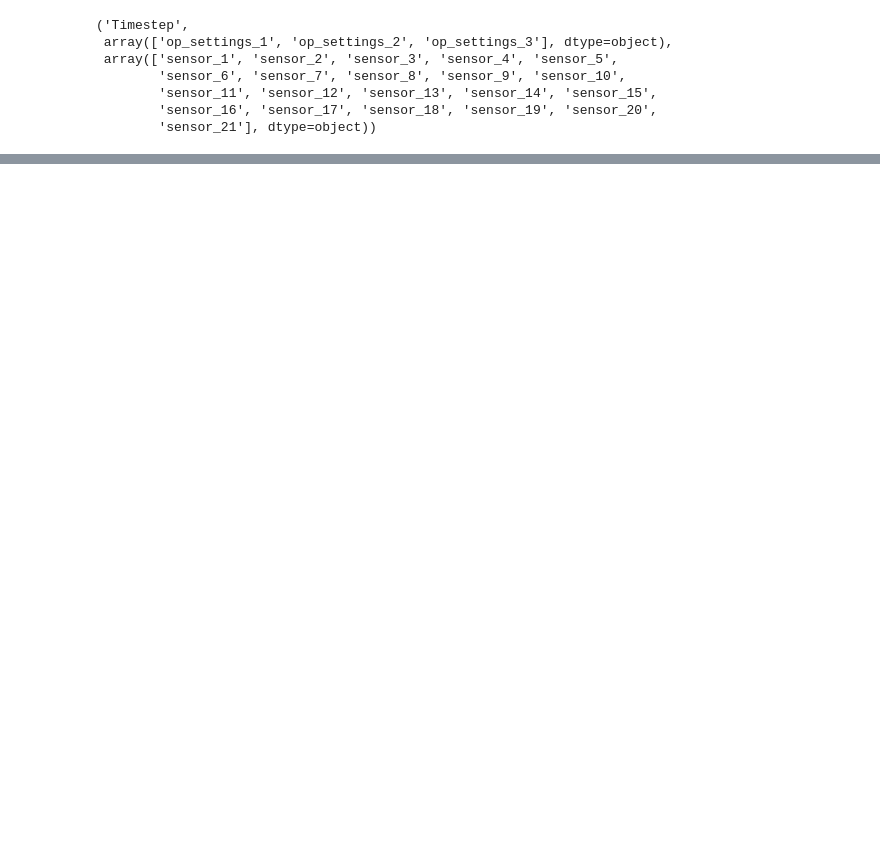
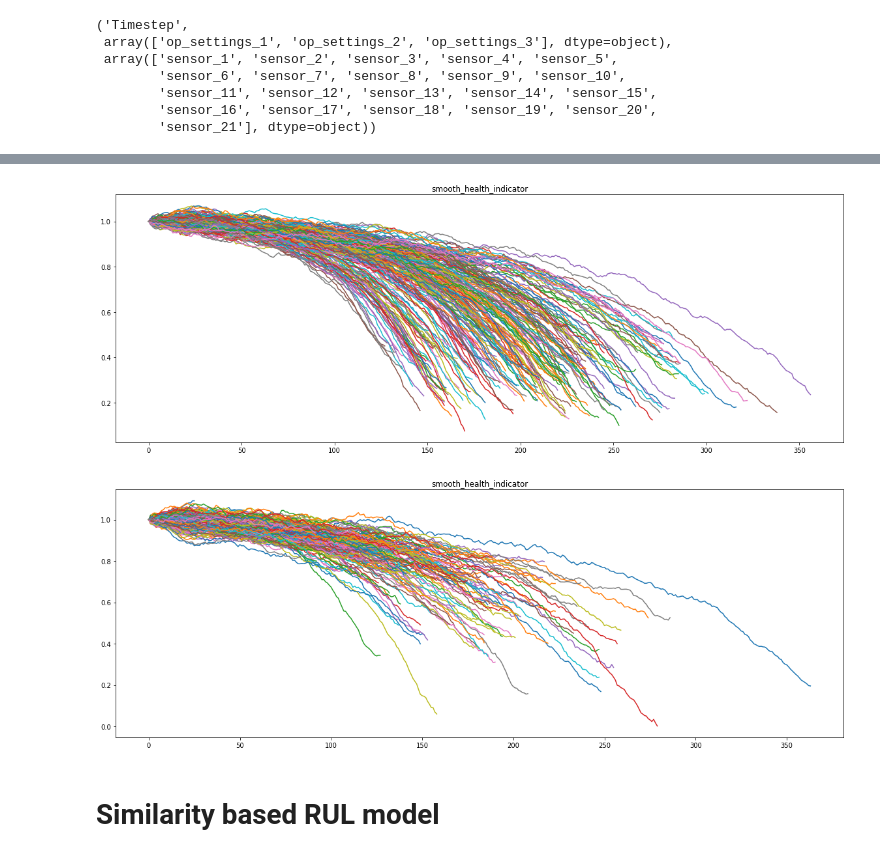
Before and after one commit to omgitsmj24/BOOT_AI_INTERN, a Jupyter notebook: RUL/matlab_data.ipynb, the cells around one changed output, grey strips where cells are left out. Drawn from its saved outputs; the diff is of its cells as text; code cells hidden in the pictures; blank space fills up the shorter version.

```diff
--- a/RUL/matlab_data.ipynb
+++ b/RUL/matlab_data.ipynb
@@ -167,3 +164,12 @@ timeVariable, conditionVariables, dataVariables
         'sensor_11', 'sensor_12', 'sensor_13', 'sensor_14', 'sensor_15',
         'sensor_16', 'sensor_17', 'sensor_18', 'sensor_19', 'sensor_20',
         'sensor_21'], dtype=object))
+# %%
+slope_ranking = rul_utils.SlopeRanker(normalized_data_with_rul, dataVariables, 10)
+slope_ranking_pd = pd.DataFrame(columns=['Sensor_id', 'Slope_value'])
+slope_ranking_pd['Sensor_id'] = dataVariables
+slope_ranking_pd['Slope_value'] = slope_ranking
+slope_ranking_pd.sort_values(by = 'Slope_value', ascending=False, inplace=True)
+slope_ranking_pd.reset_index(inplace=True)
+slope_ranking_pd=slope_ranking_pd.iloc[:,1:]
+slope_ranking_pd
@@ -169,0 +180,3 @@ timeVariable, conditionVariables, dataVariables
+# %%
+select_cols = slope_ranking_pd.head(8)['Sensor_id']
+select_cols
@@ -169,0 +193,8 @@ timeVariable, conditionVariables, dataVariables
+# %%
+X_train = normalized_data_with_rul[select_cols].copy()
+y_train = normalized_data_with_rul['health_condition']
+
+lr = LinearRegression()
+lr.fit(X_train, y_train)
+
+fused_Data = rul_utils.data_fusion(X_train, lr.coef_, train_data.Unit, train_data.Timestep, 20)
@@ -169,0 +217,4 @@ timeVariable, conditionVariables, dataVariables
+# %%
+X_valid = val_normalized_data_with_rul[select_cols].copy()
+y_valid = val_normalized_data_with_rul['health_condition']
+val_fused_Data = rul_utils.data_fusion(X_valid, lr.coef_, val_data.Unit, val_data.Timestep,20)
@@ -169,0 +237,8 @@ timeVariable, conditionVariables, dataVariables
+# %%
+rul_utils.plot_samples(fused_Data, plot_cols=['smooth_health_indicator'], plot_units=len(fused_Data.Unit.unique()), figsize=(20, 7))
+rul_utils.plot_samples(val_fused_Data, plot_cols=['smooth_health_indicator'], plot_units=len(val_fused_Data.Unit.unique()), figsize=(20, 7))
+# %% [output]
+[figure, added]
+[figure, added]
+# %% [markdown]
+# Similarity based RUL model
```
Also changed, not shown: parts of 14 cells of this notebook, 1 other file.
